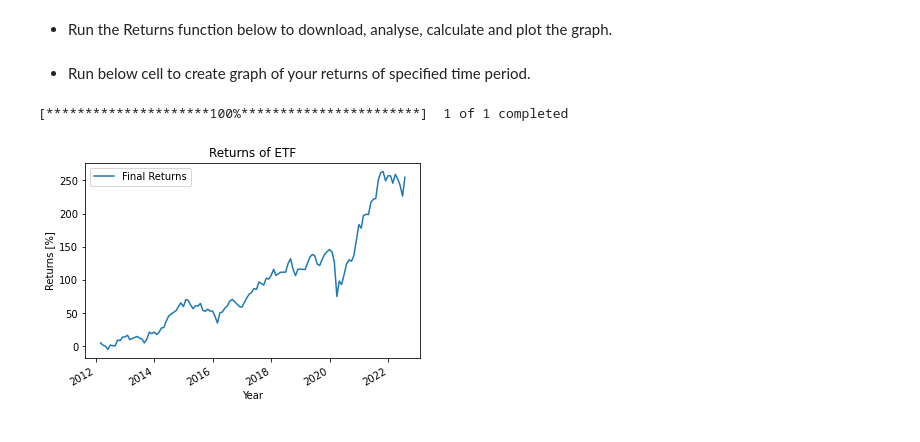
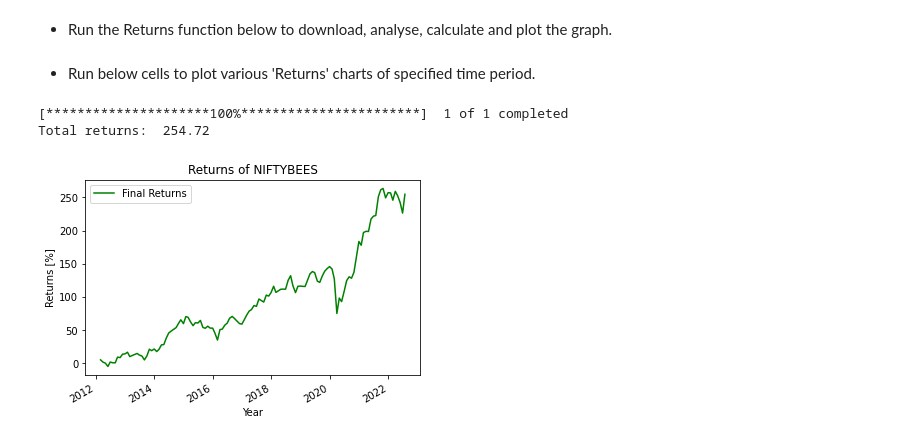
Before and after one commit to rushikeshdikey/ETF_returns, a Jupyter notebook: ETF_returns_project_final.ipynb, the cells around one changed output. Cells and saved outputs as stored; diff of their text form; code cells hidden in the pictures.

```diff
--- a/ETF_returns_project_final.ipynb
+++ b/ETF_returns_project_final.ipynb
@@ -36,7 +36,7 @@ class Returns:
         return self.stock_data
 
     def calculate_returns(self):
-        # Extract Lasr Working Day
+        # extract last business day
         self.s = pd.date_range(self.analysis_start_date, self.analysis_end_date, freq='BM')
 
         # create column Date(last working date) in df
@@ -62,19 +62,22 @@ class Returns:
 
         # calcuate returns in percentage
         self.stock_data["Final Returns"] = self.stock_data["Cum Returns"] * 100
+        # print returns
+        print("Total returns: ", self.stock_data["Final Returns"].round(2)[-1])
 
         return self.stock_data
 
     def plot_graph(self):
-        self.stock_data.plot(y="Final Returns"),
+        self.stock_data.plot(y="Final Returns", color='Green'),
         plt.xlabel("Year"),
         plt.ylabel("Returns [%]"),
-        plt.title("Returns of ETF");
+        plt.title("Returns of " + self.symbol[:-3]);
 # %% [markdown]
-* Run below cell to create graph of your returns of specified time period.
+* Run below cells to plot various 'Returns' charts of specified time period.
 # %%
-returns = Returns("NIFTYBEES.NS", "2012-01-01", "2022-08-28")
+returns = Returns("NIFTYBEES.NS", "2012-01-01", "2022-09-07")
 returns.plot_graph()
 # %% [output]
 [*********************100%***********************]  1 of 1 completed
+Total returns:  254.72
-[figure, old version]
+[figure, new version]
```
Also changed, not shown: parts of 2 cells of this notebook.
